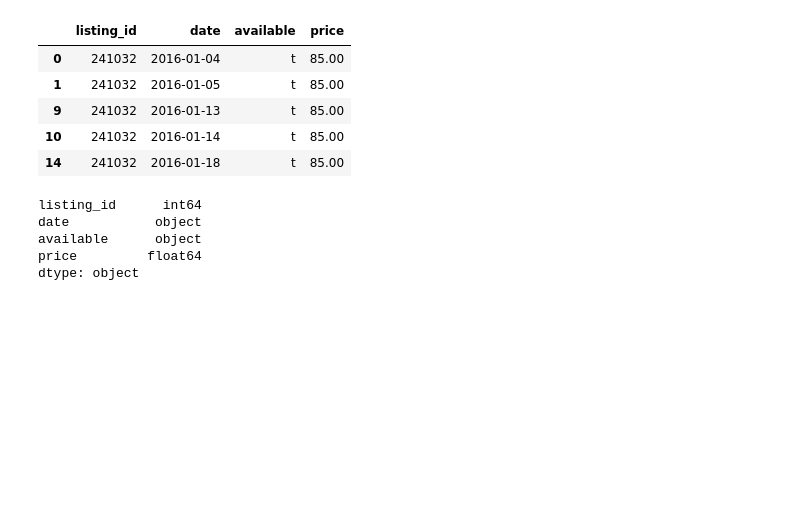
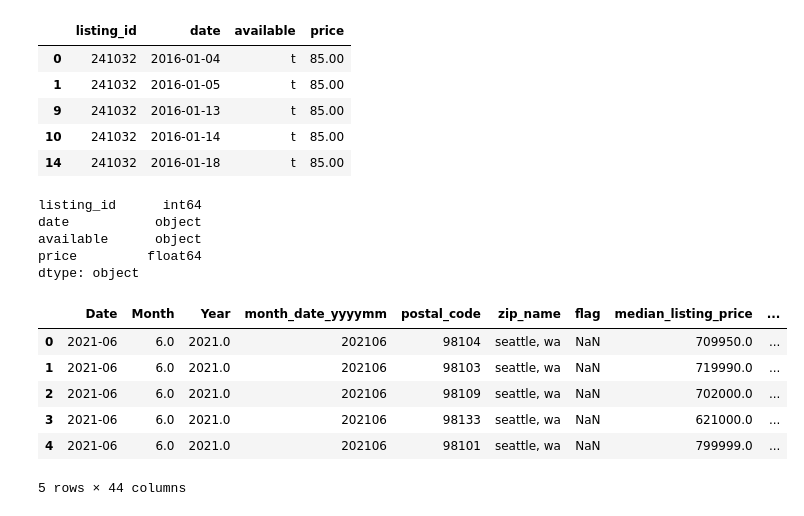
Before and after one commit to NehaJantre/1-Rental-Income-Home-Evaluator-Application, a Jupyter notebook: main.ipynb, the cells around one changed output. Drawn from its saved outputs; the diff is of its cells as text; code cells hidden in the pictures; blank space fills up the shorter version.

```diff
--- a/main.ipynb
+++ b/main.ipynb
@@ -249,3 +252,18 @@ date           object
 available      object
 price         float64
 dtype: object
+# %%
+data2_df =  pd.read_csv(
+    Path("Data/RDC_Inventory_Core_Metrics_Zip_History.csv")
+)
+
+data2_df.dropna()
+display(data2_df.head())
+# %% [output]
+|  | Date | Month | Year | month_date_yyyymm | postal_code | zip_name | flag | median_listing_price | ... |
+| 0 | 2021-06 | 6.0 | 2021.0 | 202106 | 98104 | seattle, wa | NaN | 709950.0 | ... |
+| 1 | 2021-06 | 6.0 | 2021.0 | 202106 | 98103 | seattle, wa | NaN | 719990.0 | ... |
+| 2 | 2021-06 | 6.0 | 2021.0 | 202106 | 98109 | seattle, wa | NaN | 702000.0 | ... |
+| 3 | 2021-06 | 6.0 | 2021.0 | 202106 | 98133 | seattle, wa | NaN | 621000.0 | ... |
+| 4 | 2021-06 | 6.0 | 2021.0 | 202106 | 98101 | seattle, wa | NaN | 799999.0 | ... |
+5 rows × 44 columns
```
Also changed, not shown: parts of 5 cells of this notebook.
